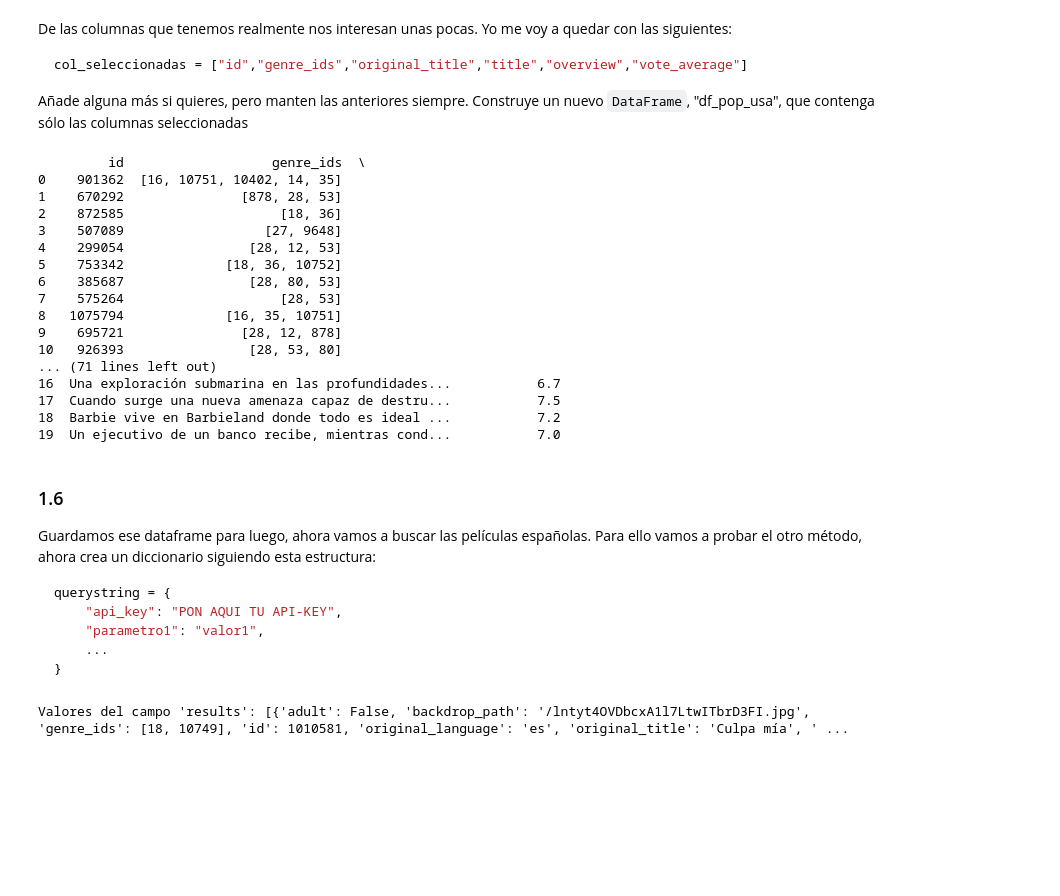
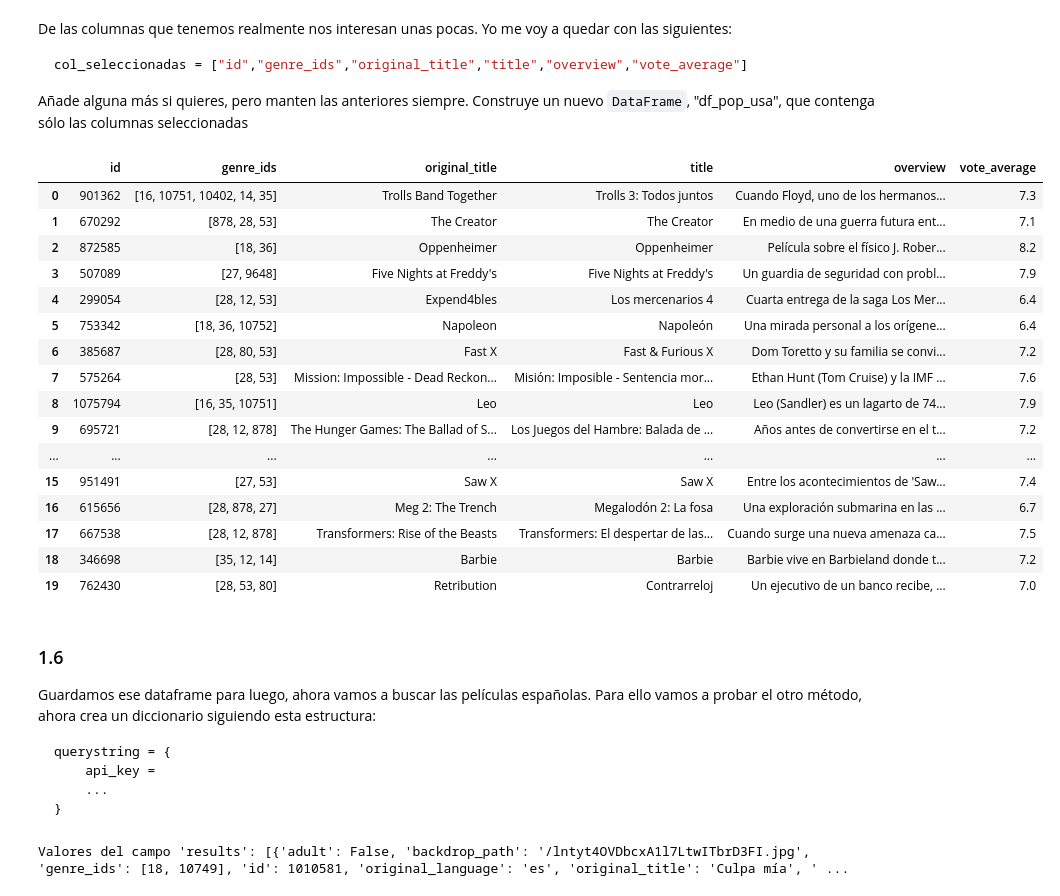
Before and after one commit to will9pv22/ONLINE_DS_THEBRIDGE_EJERCICIOS_GUILLEMP, a Jupyter notebook: Sprint_06/Unidad_02/Practica_Obligatoria/18_Practica_Obligatoria_Scraping_API.ipynb, the cells around one changed output. Cells and saved outputs as stored; diff of their text form; code cells hidden in the pictures; blank space fills up the shorter version.

````diff
--- a/Sprint_06/Unidad_02/Practica_Obligatoria/18_Practica_Obligatoria_Scraping_API.ipynb
+++ b/Sprint_06/Unidad_02/Practica_Obligatoria/18_Practica_Obligatoria_Scraping_API.ipynb
@@ -175,26 +182,26 @@ col_seleccionadas = ["id","genre_ids","original_title","title","overview","vote_
 Añade alguna más si quieres, pero manten las anteriores siempre. Construye un nuevo `DataFrame`, "df_pop_usa", que contenga sólo las columnas seleccionadas
 # %%
 col_seleccionadas = ["id","genre_ids","original_title","title","overview","vote_average"]
-df_pop_usa = df_movies [col_seleccionadas]
-print(df_pop_usa)
+df_pop_usa = df_movies[col_seleccionadas].copy()
+df_pop_usa
 # %% [output]
-         id                   genre_ids  \
-0    901362  [16, 10751, 10402, 14, 35]
-1    670292               [878, 28, 53]
-2    872585                    [18, 36]
-3    507089                  [27, 9648]
-4    299054                [28, 12, 53]
-5    753342             [18, 36, 10752]
-6    385687                [28, 80, 53]
-7    575264                    [28, 53]
-8   1075794             [16, 35, 10751]
-9    695721               [28, 12, 878]
-10   926393                [28, 53, 80]
-... (71 lines left out)
-16  Una exploración submarina en las profundidades...           6.7
-17  Cuando surge una nueva amenaza capaz de destru...           7.5
-18  Barbie vive en Barbieland donde todo es ideal ...           7.2
-19  Un ejecutivo de un banco recibe, mientras cond...           7.0
+|  | id | genre_ids | original_title | title | overview | vote_average |
+| 0 | 901362 | [16, 10751, 10402, 14, 35] | Trolls Band Together | Trolls 3: Todos juntos | Cuando Floyd, uno de los hermanos... | 7.3 |
+| 1 | 670292 | [878, 28, 53] | The Creator | The Creator | En medio de una guerra futura ent... | 7.1 |
+| 2 | 872585 | [18, 36] | Oppenheimer | Oppenheimer | Película sobre el físico J. Rober... | 8.2 |
+| 3 | 507089 | [27, 9648] | Five Nights at Freddy's | Five Nights at Freddy's | Un guardia de seguridad con probl... | 7.9 |
+| 4 | 299054 | [28, 12, 53] | Expend4bles | Los mercenarios 4 | Cuarta entrega de la saga Los Mer... | 6.4 |
+| 5 | 753342 | [18, 36, 10752] | Napoleon | Napoleón | Una mirada personal a los orígene... | 6.4 |
+| 6 | 385687 | [28, 80, 53] | Fast X | Fast & Furious X | Dom Toretto y su familia se convi... | 7.2 |
+| 7 | 575264 | [28, 53] | Mission: Impossible - Dead Reckon... | Misión: Imposible - Sentencia mor... | Ethan Hunt (Tom Cruise) y la IMF ... | 7.6 |
+| 8 | 1075794 | [16, 35, 10751] | Leo | Leo | Leo (Sandler) es un lagarto de 74... | 7.9 |
+| 9 | 695721 | [28, 12, 878] | The Hunger Games: The Ballad of S... | Los Juegos del Hambre: Balada de ... | Años antes de convertirse en el t... | 7.2 |
+| ... | ... | ... | ... | ... | ... | ... |
+| 15 | 951491 | [27, 53] | Saw X | Saw X | Entre los acontecimientos de 'Saw... | 7.4 |
+| 16 | 615656 | [28, 878, 27] | Meg 2: The Trench | Megalodón 2: La fosa | Una exploración submarina en las ... | 6.7 |
+| 17 | 667538 | [28, 12, 878] | Transformers: Rise of the Beasts | Transformers: El despertar de las... | Cuando surge una nueva amenaza ca... | 7.5 |
+| 18 | 346698 | [35, 12, 14] | Barbie | Barbie | Barbie vive en Barbieland donde t... | 7.2 |
+| 19 | 762430 | [28, 53, 80] | Retribution | Contrarreloj | Un ejecutivo de un banco recibe, ... | 7.0 |
 # %% [markdown]
 ### 1.6
 
@@ -202,8 +209,7 @@ Guardamos ese dataframe para luego, ahora vamos a buscar las películas español
 
 ```python
 querystring = {
-    "api_key": "PON AQUI TU API-KEY",
-    "parametro1": "valor1",
+    api_key =
     ...
 }
 ```
````
Also changed, not shown: parts of 8 cells of this notebook, 33 other files.
